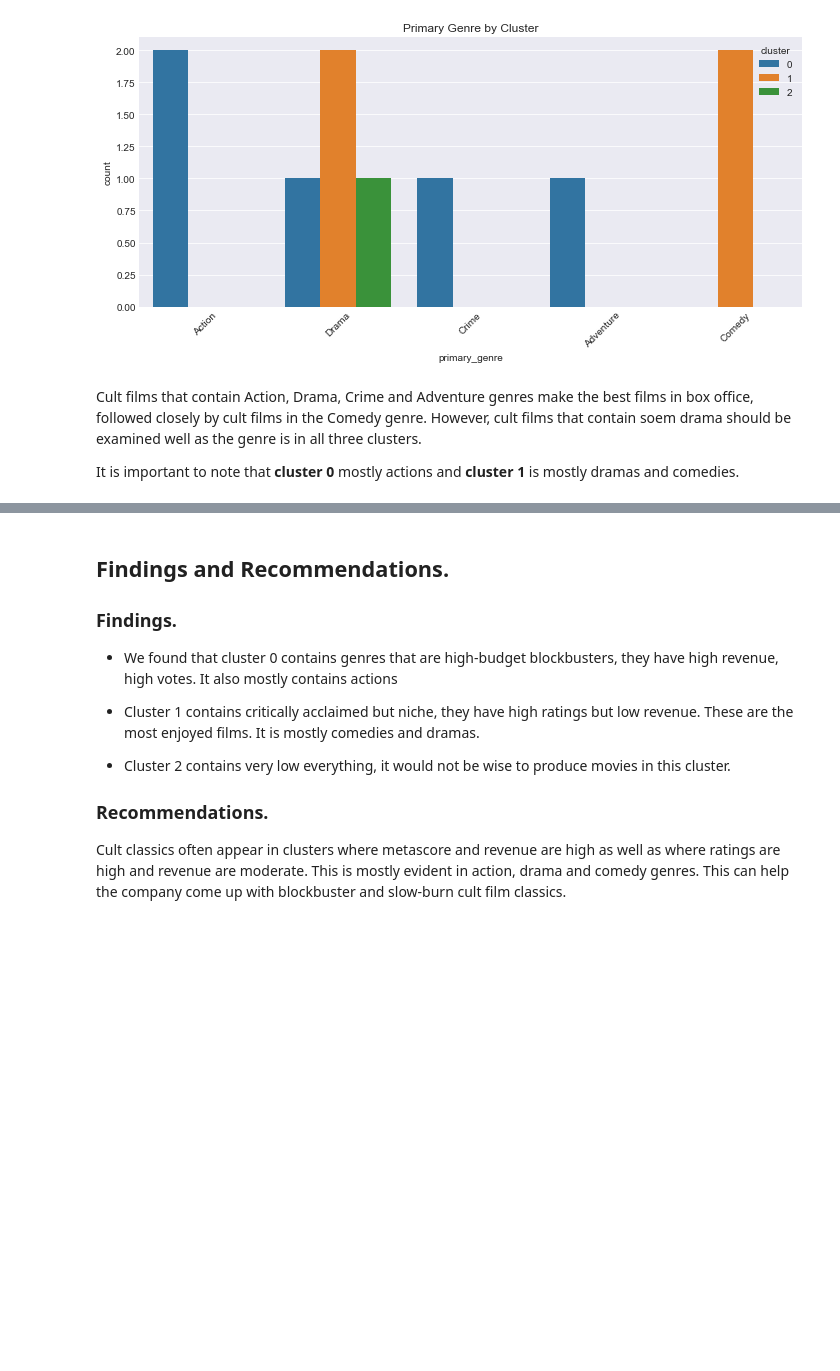
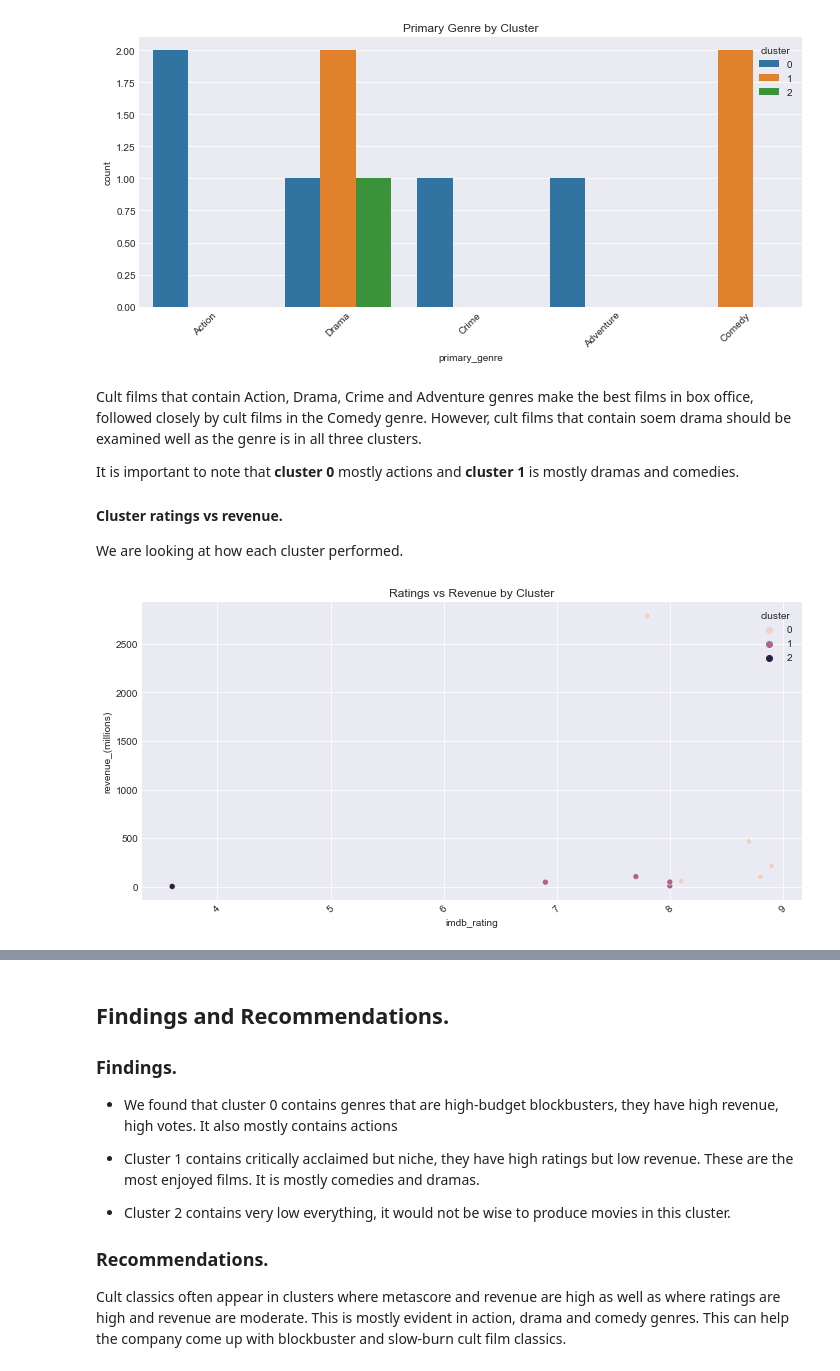
Before and after one commit to Assesa44/what_makes_a_cult_classic, a Jupyter notebook: notebook.ipynb, the cells around one changed output, grey strips where cells are left out. Saved outputs shown, nothing was run; the diff lists cells and outputs as text; code cells hidden in the pictures; blank space fills up the shorter version.

Commit message:
Fixed visualization plot

```diff
--- a/notebook.ipynb
+++ b/notebook.ipynb
@@ -95,7 +95,7 @@ from sklearn.preprocessing import StandardScaler
 from sklearn.cluster import KMeans
 
 # Load the dataset using pandas
-cult_classics = pd.read_csv('Data/cult_classics_dataset.csv', sep= ',')
+cult_classics = pd.read_csv('Data/RawData/cult_classics_dataset.csv', sep= ',')
 # %% [markdown]
 #### Qualitative Analysis.
 In this part we are exploring the dataset, trying to understand its qualities and its structure. We are also looking to flag any data quality issues that may impact our analysis negatively. We will be looking at the first few rows and also at the dataset's summary.
@@ -443,3 +433,16 @@ cult_classics
 Cult films that contain Action, Drama, Crime and Adventure genres make the best films in box office, followed closely by cult films in the Comedy genre. However, cult films that contain soem drama should be examined well as the genre is in all three clusters.
 
 It is important to note that **cluster 0** mostly actions and **cluster 1** is mostly dramas and comedies.
+
+#### Cluster ratings vs revenue.
+We are looking at how each cluster performed.
+# %%
+# Cluster ratings vs revenue
+plt.figure(figsize=(10, 5))
+sns.scatterplot(data=cult_classics, x='imdb_rating', y= 'revenue_(millions)', hue='cluster')
+plt.title('Ratings vs Revenue by Cluster')
+plt.xticks(rotation=45)
+plt.tight_layout()
+plt.show()
+# %% [output]
+[figure, added]
```
Also changed, not shown: parts of 4 cells of this notebook.
